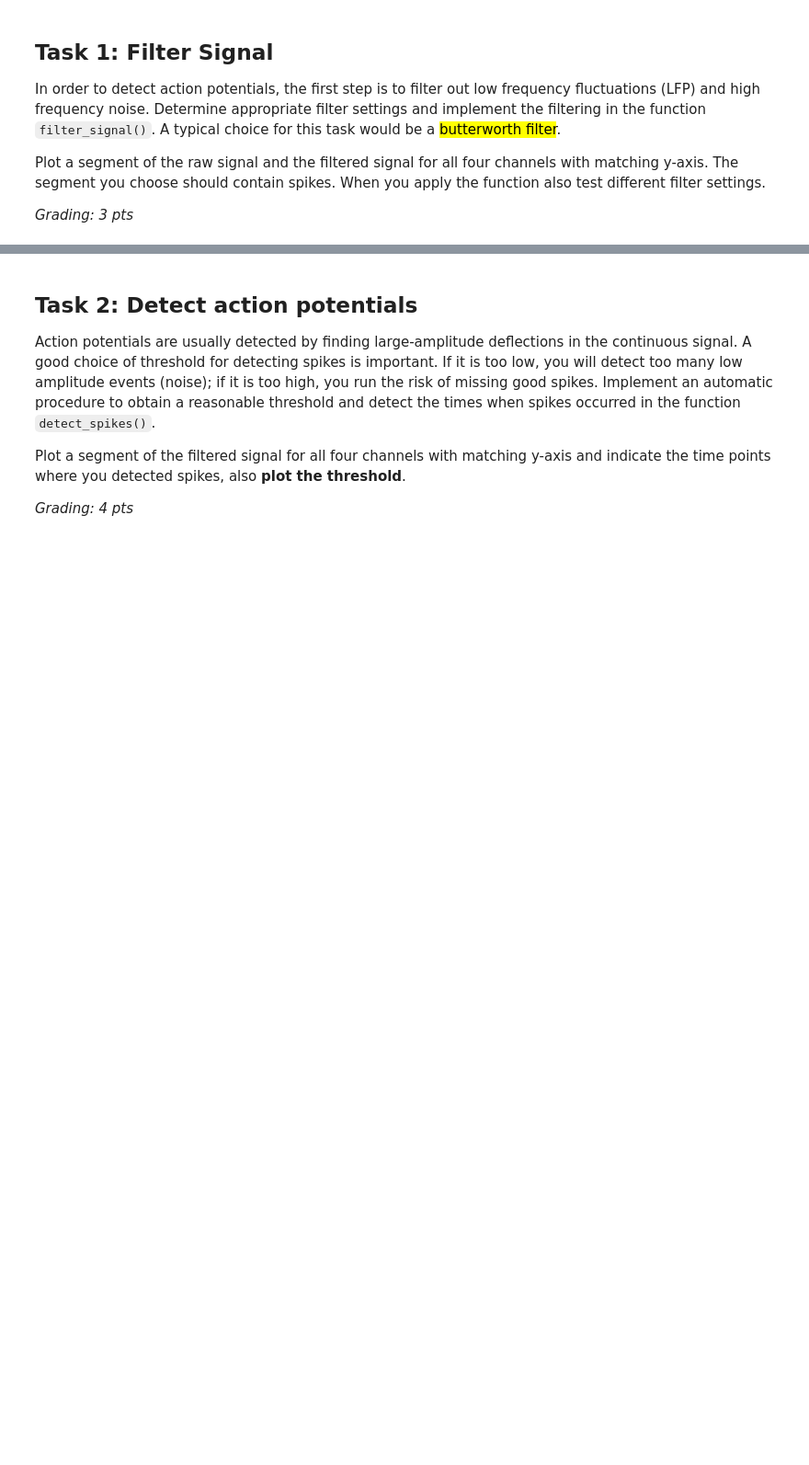
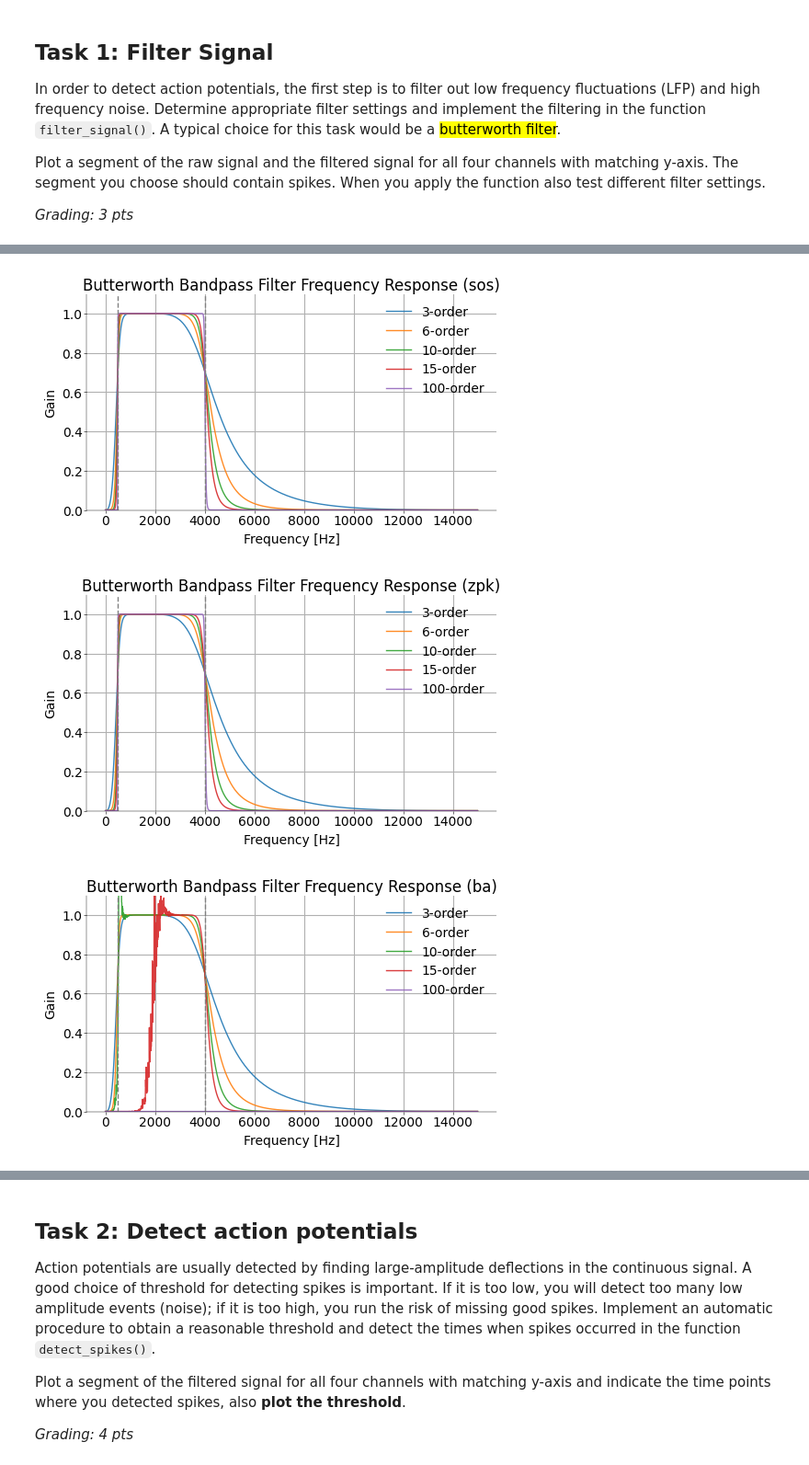
Before and after one commit to ZhidongZhang96/Course_NeuralDataScience_SS26, a Jupyter notebook: notebooks/CodingLab1.ipynb, the cells around one changed output, grey strips where cells are left out. Shown at 92% size. Cells and saved outputs as stored; diff of their text form; code cells hidden in the pictures; blank space fills up the shorter version.

```diff
--- a/notebooks/CodingLab1.ipynb
+++ b/notebooks/CodingLab1.ipynb
@@ -196,0 +212,75 @@ _YOUR ANSWER HERE_
+# %%
+# Plot different filter under different order
+
+# order = 15
+Wn = [500, 4000]
+worN = 2000
+
+alpha = 0.9
+orders = [3, 6, 10, 15, 100]
+
+
+# sos
+plt.figure(figsize=(5, 3))
+for order in orders:
+    sos = signal.butter(
+        N=order, Wn=Wn, btype="bandpass", fs=fs, analog=False, output="sos"
+    )
+    w_sos, h_sos = signal.sosfreqz(sos, worN=worN, fs=fs)
+    gain_sos = np.abs(h_sos)
+
+    plt.plot(w_sos, gain_sos, alpha=alpha, label=f"{order}-order")
+plt.title(f"Butterworth Bandpass Filter Frequency Response (sos)")
+plt.xlabel("Frequency [Hz]")
+plt.ylabel("Gain")
+plt.ylim(0, 1.1)
+plt.axvline(500, color="gray", linestyle="--")
+plt.axvline(4000, color="gray", linestyle="--")
+plt.grid(True)
+plt.legend()
+
+plt.show()
+
+# zpk
+plt.figure(figsize=(5, 3))
+for order in orders:
+    z, p, k = signal.butter(
+        N=order, Wn=Wn, btype="bandpass", fs=fs, analog=False, output="zpk"
+    )
+    w_zpk, h_zpk = signal.freqz_zpk(z, p, k, worN=worN, fs=fs)
+    gain_zpk = np.abs(h_zpk)
+
+    plt.plot(w_zpk, gain_zpk, alpha=alpha, label=f"{order}-order")
+plt.title(f"Butterworth Bandpass Filter Frequency Response (zpk)")
+plt.xlabel("Frequency [Hz]")
+plt.ylabel("Gain")
+plt.ylim(0, 1.1)
+plt.axvline(500, color="gray", linestyle="--")
+plt.axvline(4000, color="gray", linestyle="--")
+plt.grid(True)
+plt.legend()
+
+# ba
+plt.figure(figsize=(5, 3))
+for order in orders:
+    b, a = signal.butter(
+        N=order, Wn=Wn, fs=fs, btype="bandpass", analog=False, output="ba"
+    )  # fs used for normalization
+    w_ba, h_ba = signal.freqz(b, a, worN=worN, fs=fs)
+    gain_ba = np.abs(h_ba)
+
+    plt.plot(w_ba, gain_ba, alpha=alpha, label=f"{order}-order")
+plt.title(f"Butterworth Bandpass Filter Frequency Response (ba)")
+plt.xlabel("Frequency [Hz]")
+plt.ylabel("Gain")
+plt.ylim(0, 1.1)
+plt.axvline(500, color="gray", linestyle="--")
+plt.axvline(4000, color="gray", linestyle="--")
+plt.grid(True)
+plt.legend()
+
+plt.show()
+# %% [output]
+[figure, added]
+[figure, added]
+[figure, added]
```
Also changed, not shown: parts of 22 cells of this notebook, 2 other files.
